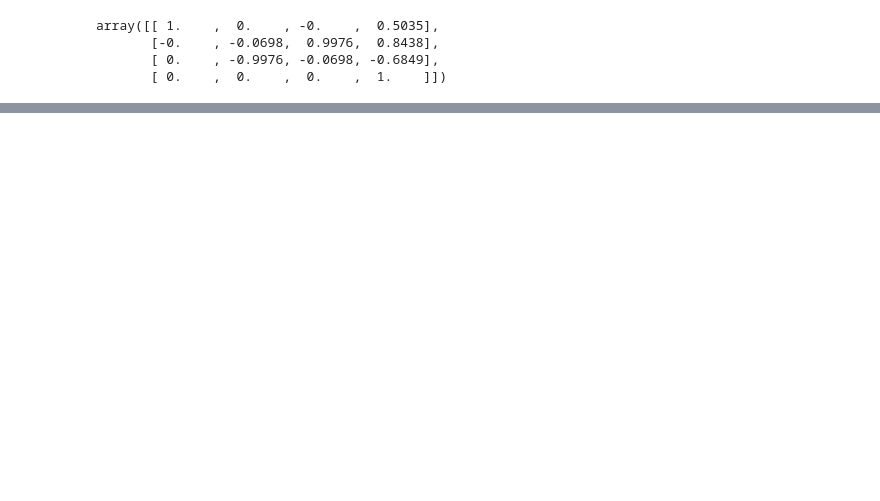
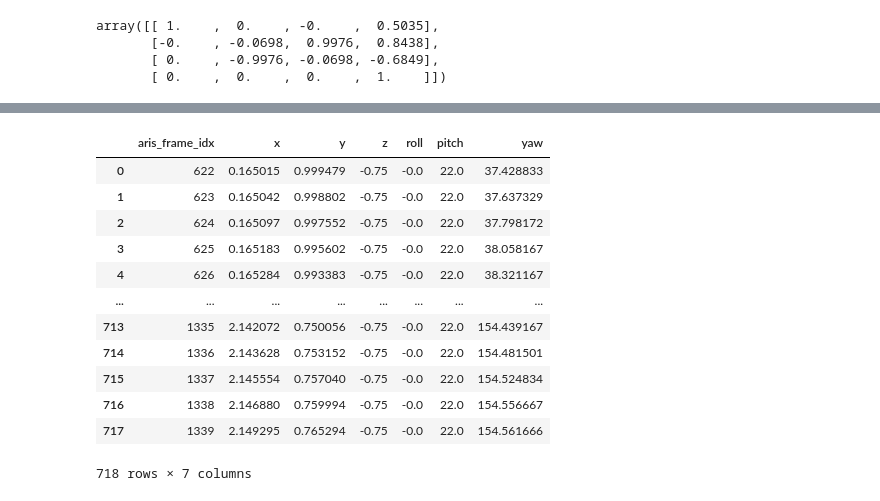
Before and after one commit to dfki-ric/uxo-dataset2024, a Jupyter notebook: scripts/transforms_nb.ipynb, the cells around one changed output, grey strips where cells are left out. Saved outputs shown, nothing was run; the diff lists cells and outputs as text; code cells hidden in the pictures; blank space fills up the shorter version.

```diff
--- a/scripts/transforms_nb.ipynb
+++ b/scripts/transforms_nb.ipynb
@@ -62,0 +46,8 @@ array([[ 1.    ,  0.    , -0.    ,  0.5035],
+# %%
+from common.config import get_config
+config = get_config()
+# %%
+ROOT= '../' + config['aris_extract']
+DATASET = '2023-09-20_171105'
+FILENAME_ARIS_METADATA = 'aris_frame_meta.csv'
+FILENAME_CRANE = 'gantry.csv'
@@ -62,0 +72,21 @@ array([[ 1.    ,  0.    , -0.    ,  0.5035],
+# %%
+df_data_clean = df_pos
+df_data_clean[['roll', 'pitch', 'yaw']] = df_data_aris[['SonarRoll', 'SonarTilt', 'SonarPan']]
+# TODO: transform to the right coordinates (check roll for that)
+df_data_clean['yaw'] = 180 - df_data_clean['yaw']
+df_data_clean['pitch'] = - df_data_clean['pitch']
+df_data_clean
+# %% [output]
+|  | aris_frame_idx | x | y | z | roll | pitch | yaw |
+| 0 | 622 | 0.165015 | 0.999479 | -0.75 | -0.0 | 22.0 | 37.428833 |
+| 1 | 623 | 0.165042 | 0.998802 | -0.75 | -0.0 | 22.0 | 37.637329 |
+| 2 | 624 | 0.165097 | 0.997552 | -0.75 | -0.0 | 22.0 | 37.798172 |
+| 3 | 625 | 0.165183 | 0.995602 | -0.75 | -0.0 | 22.0 | 38.058167 |
+| 4 | 626 | 0.165284 | 0.993383 | -0.75 | -0.0 | 22.0 | 38.321167 |
+| ... | ... | ... | ... | ... | ... | ... | ... |
+| 713 | 1335 | 2.142072 | 0.750056 | -0.75 | -0.0 | 22.0 | 154.439167 |
+| 714 | 1336 | 2.143628 | 0.753152 | -0.75 | -0.0 | 22.0 | 154.481501 |
+| 715 | 1337 | 2.145554 | 0.757040 | -0.75 | -0.0 | 22.0 | 154.524834 |
+| 716 | 1338 | 2.146880 | 0.759994 | -0.75 | -0.0 | 22.0 | 154.556667 |
+| 717 | 1339 | 2.149295 | 0.765294 | -0.75 | -0.0 | 22.0 | 154.561666 |
+718 rows × 7 columns
```
Also changed, not shown: parts of 15 cells of this notebook, 2 other files.
